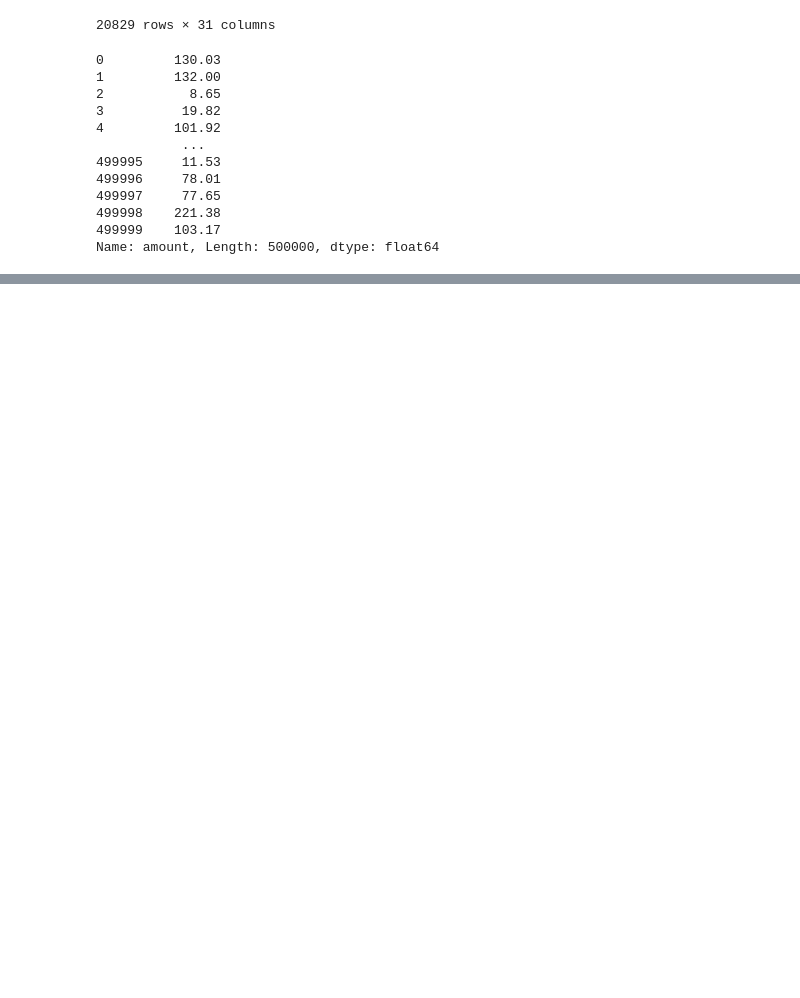
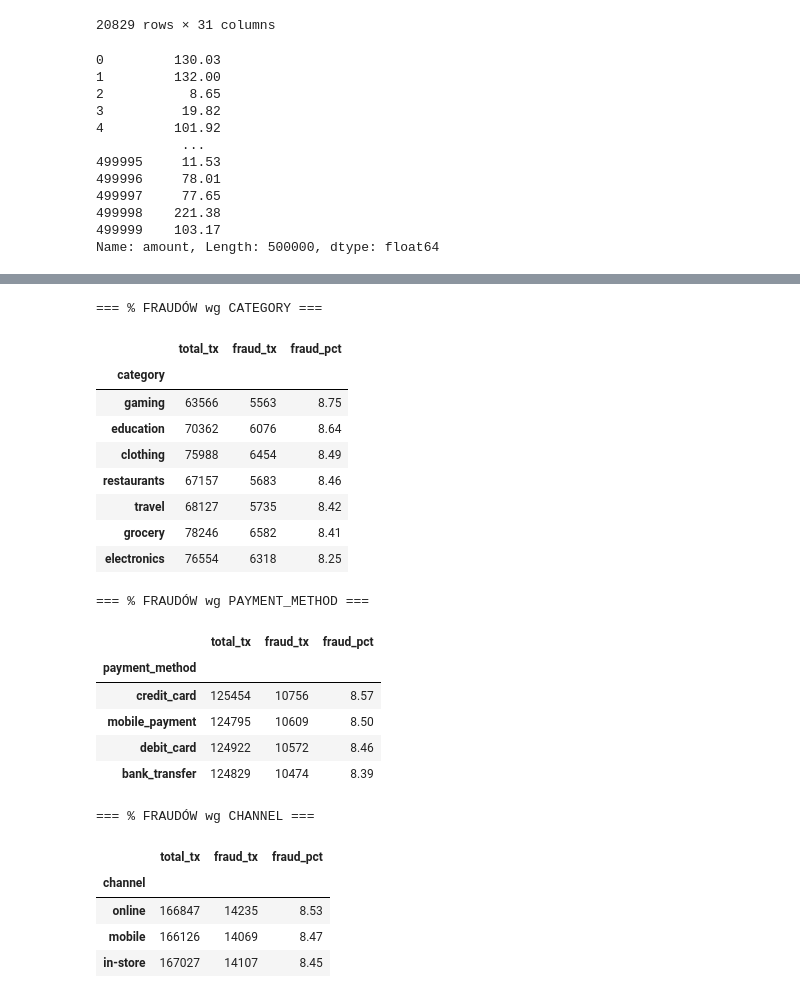
Before and after one commit to AleksanderWWW/gen-z4ikers, a Jupyter notebook: eda.ipynb, the cells around one changed output, grey strips where cells are left out. Saved outputs shown, nothing was run; the diff lists cells and outputs as text; code cells hidden in the pictures; blank space fills up the shorter version.

```diff
--- a/eda.ipynb
+++ b/eda.ipynb
@@ -144,0 +360,47 @@ Name: amount, Length: 500000, dtype: float64
+# %%
+import pandas as pd
+from IPython.display import display
+
+
+def fraud_rate_by(col: str) -> pd.DataFrame:
+    tbl = (
+        df.groupby(col)["is_fraud"]
+          .agg(total_tx="count", fraud_tx="sum")
+          .assign(fraud_pct=lambda x: (x["fraud_tx"] / x["total_tx"] * 100).round(2))
+          .sort_values("fraud_pct", ascending=False)
+    )
+    return tbl
+
+print("\n=== % FRAUDÓW wg CATEGORY ===")
+display(fraud_rate_by("category"))
+
+
+print("\n=== % FRAUDÓW wg PAYMENT_METHOD ===")
+display(fraud_rate_by("payment_method"))
+
+print("\n=== % FRAUDÓW wg CHANNEL ===")
+display(fraud_rate_by("channel"))
+# %% [output]
+=== % FRAUDÓW wg CATEGORY ===
+|  | total_tx | fraud_tx | fraud_pct |
+| category |  |  |  |
+| gaming | 63566 | 5563 | 8.75 |
+| education | 70362 | 6076 | 8.64 |
+| clothing | 75988 | 6454 | 8.49 |
+| restaurants | 67157 | 5683 | 8.46 |
+| travel | 68127 | 5735 | 8.42 |
+| grocery | 78246 | 6582 | 8.41 |
+| electronics | 76554 | 6318 | 8.25 |
+=== % FRAUDÓW wg PAYMENT_METHOD ===
+|  | total_tx | fraud_tx | fraud_pct |
+| payment_method |  |  |  |
+| credit_card | 125454 | 10756 | 8.57 |
+| mobile_payment | 124795 | 10609 | 8.50 |
+| debit_card | 124922 | 10572 | 8.46 |
+| bank_transfer | 124829 | 10474 | 8.39 |
+=== % FRAUDÓW wg CHANNEL ===
+|  | total_tx | fraud_tx | fraud_pct |
+| channel |  |  |  |
+| online | 166847 | 14235 | 8.53 |
+| mobile | 166126 | 14069 | 8.47 |
+| in-store | 167027 | 14107 | 8.45 |
```
Also changed, not shown: parts of 21 cells of this notebook.
